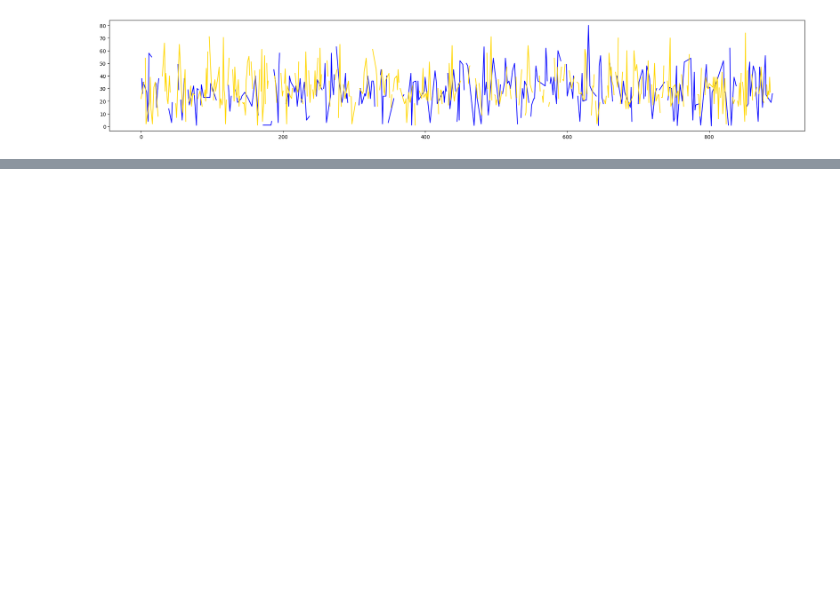
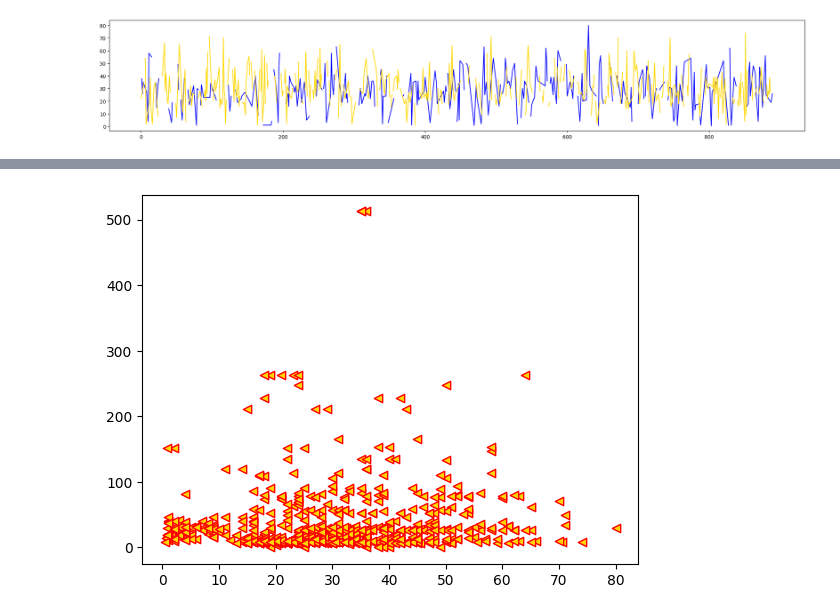
Before and after one commit to Panchi-db/Panchi_db_ejercicios_Bootcamp_Data_Science, a Jupyter notebook: Modulo 3/07.matplotlib_ejercicios.ipynb, the cells around one changed output, grey strips where cells are left out. Cells and saved outputs as stored; diff of their text form; code cells hidden in the pictures; blank space fills up the shorter version.

```diff
--- a/Modulo 3/07.matplotlib_ejercicios.ipynb
+++ b/Modulo 3/07.matplotlib_ejercicios.ipynb
@@ -292,0 +310,4 @@ plt.plot (df_tit[df_tit['Survived']==0]['Age'], color= 'gold');
+# %%
+plt.scatter(x=df_tit['Age'], y =df_tit ['Fare'], edgecolors= 'red',marker= '<',c='gold' );
+# %% [output]
+[figure, added]
```
Also changed, not shown: parts of 10 cells of this notebook, 27 other files.
